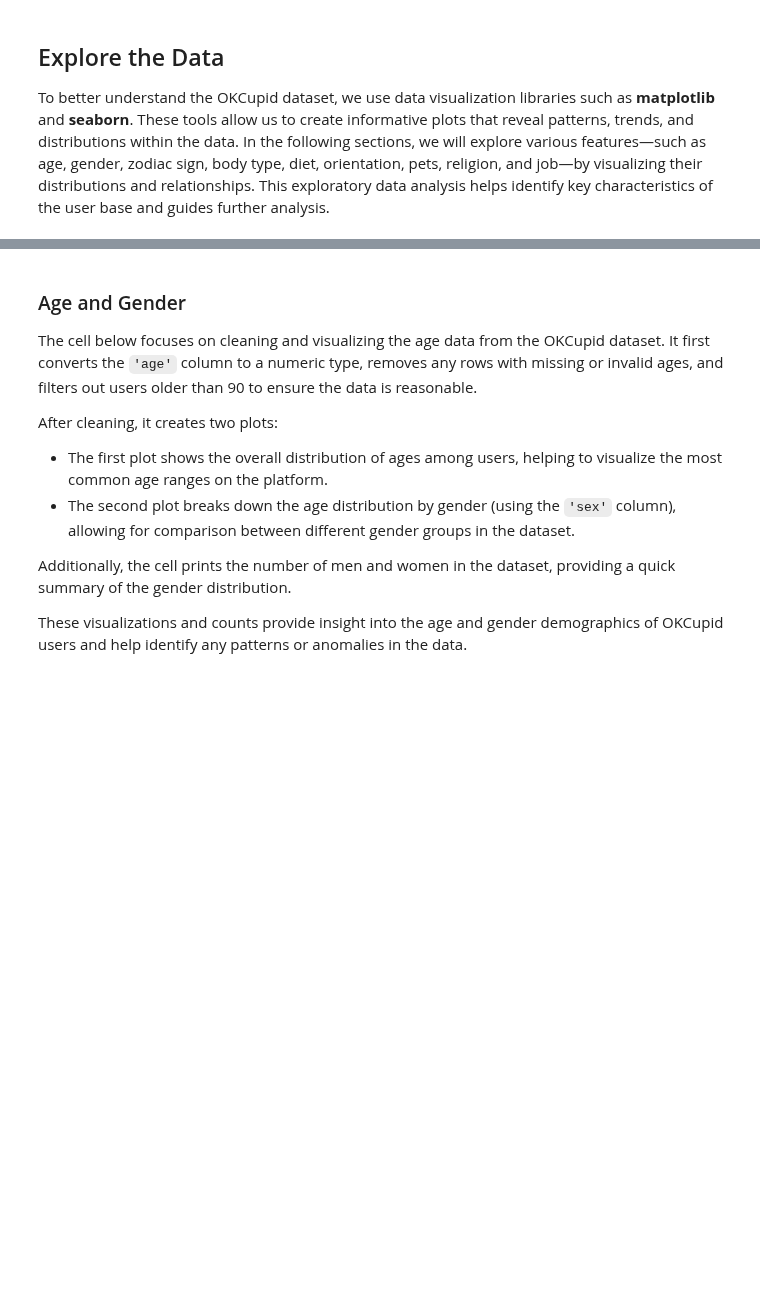
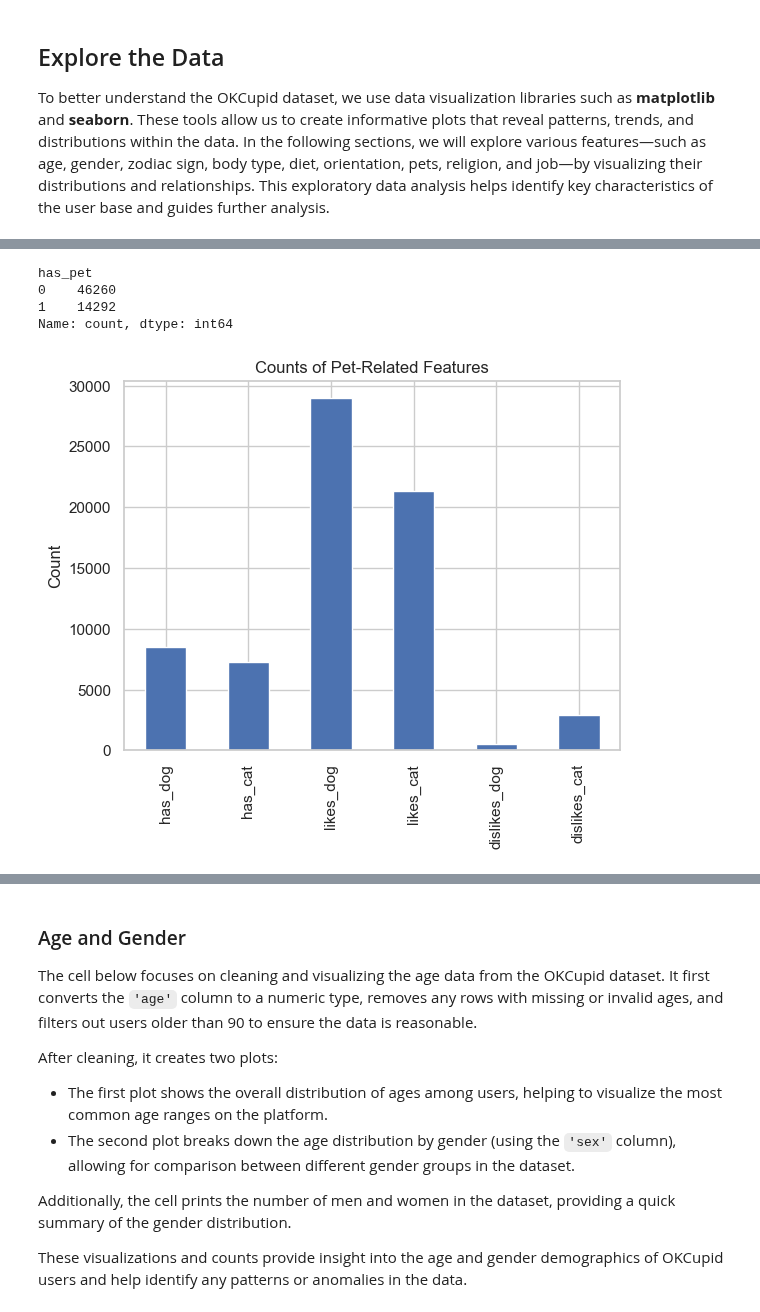
Before and after one commit to nsmith7atafi/OKCupid_Project, a Jupyter notebook: date-a-scientist.ipynb, the cells around one changed output, grey strips where cells are left out. Drawn from its saved outputs; the diff is of its cells as text; code cells hidden in the pictures; blank space fills up the shorter version.

```diff
--- a/date-a-scientist.ipynb
+++ b/date-a-scientist.ipynb
@@ -100,0 +129,18 @@ To better understand the OKCupid dataset, we use data visualization libraries su
+# %%
+# Fill NaN with empty string for easier string matching
+profiles['pets'] = profiles['pets'].fillna('')
+
+# Create binary features
+profiles['has_dog'] = profiles['pets'].str.contains('has dogs', case=False)
+profiles['has_cat'] = profiles['pets'].str.contains('has cats', case=False)
+profiles['likes_dog'] = profiles['pets'].str.contains('likes dogs', case=False)
+profiles['likes_cat'] = profiles['pets'].str.contains('likes cats', case=False)
+profiles['dislikes_dog'] = profiles['pets'].str.contains('dislikes dogs', case=False)
+profiles['dislikes_cat'] = profiles['pets'].str.contains('dislikes cats', case=False)
+
+# Convert boolean to int (0/1)
+for col in ['has_dog', 'has_cat', 'likes_dog', 'likes_cat', 'dislikes_dog', 'dislikes_cat']:
+    profiles[col] = profiles[col].astype(int)
+
+# Show the first few rows
+print(profiles[['pets', 'has_dog', 'has_cat', 'likes_dog', 'likes_cat', 'dislikes_dog', 'dislikes_cat']].head())
@@ -100,0 +161,18 @@ To better understand the OKCupid dataset, we use data visualization libraries su
+# %%
+# General "has_pet" feature: 1 if user has dogs or cats, 0 otherwise
+profiles['has_pet'] = ((profiles['has_dog'] == 1) | (profiles['has_cat'] == 1)).astype(int)
+print(profiles['has_pet'].value_counts())
+# %% [output]
+has_pet
+0    46260
+1    14292
+Name: count, dtype: int64
+# %%
+sns.set(style="whitegrid")
+pet_features = ['has_dog', 'has_cat', 'likes_dog', 'likes_cat', 'dislikes_dog', 'dislikes_cat']
+profiles[pet_features].sum().plot(kind='bar')
+plt.title('Counts of Pet-Related Features')
+plt.ylabel('Count')
+plt.show()
+# %% [output]
+[figure, added]
```
Also changed, not shown: parts of 73 cells of this notebook.
